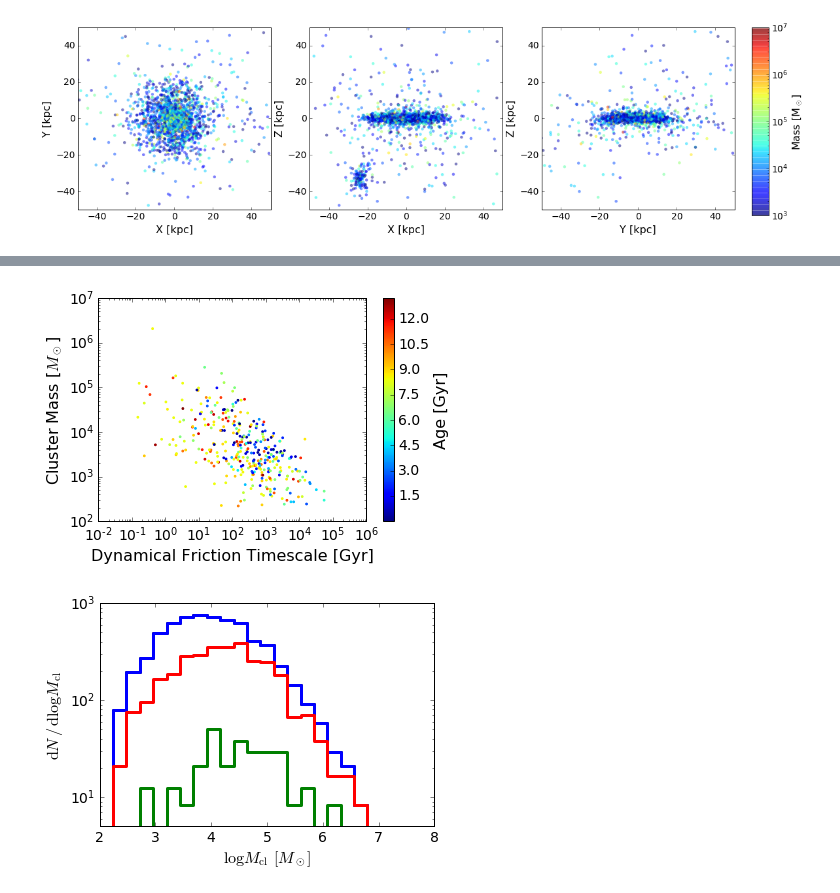
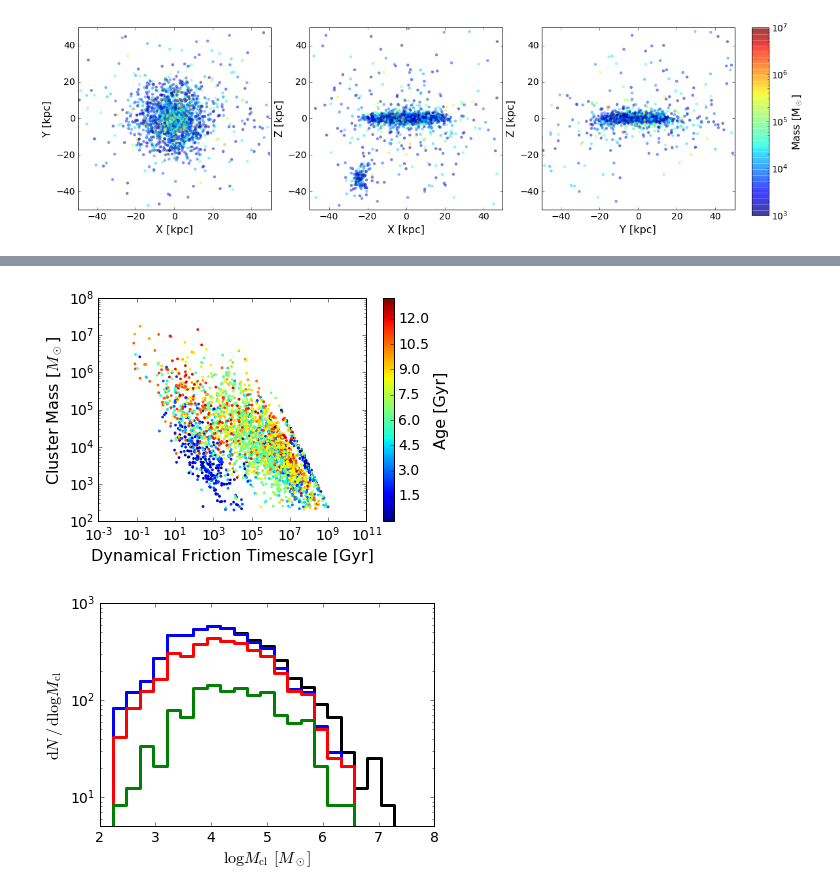
Before and after one commit to pablocoque/post_process_routines, a Jupyter notebook: src/analysis.ipynb, the cells around one changed output, grey strips where cells are left out. Saved outputs shown, nothing was run; the diff lists cells and outputs as text; code cells hidden in the pictures.

```diff
--- a/src/analysis.ipynb
+++ b/src/analysis.ipynb
@@ -270,3 +243,14 @@ vc_rc_clus = np.repeat(vc_rc_clus, nclus)
+# %%
+idx = np.argmin(np.abs(orbital_energy[starparts][s.data['nclt']>0][:,np.newaxis] - Ecirc_f(r_test)), axis=1)
+rc_clus = r_test[idx]
+vc_rc_clus = Vc_f(rc_clus)
+M_rc_clus = Mr_f(rc_clus)
+sigma_rc_clus = np.array([velocity_dispersion(rc, parts_radius, starparts, s.data['age'], s.data['vel'], s.data['type']) for rc in rc_clus])
+
+rc_clus = np.repeat(rc_clus, nclus)
+M_rc_clus = np.repeat(M_rc_clus, nclus)
+vc_rc_clus = np.repeat(vc_rc_clus, nclus)
+sigma_rc_clus = np.repeat(sigma_rc_clus, nclus)
 # %%
 r_clus = np.repeat(parts_radius[starparts][s.data['nclt']>0],nclus)
 vc_clus = np.repeat(Vc_parts[starparts][s.data['nclt']>0],nclus)
@@ -302,0 +288,5 @@ plt.tick_params(axis='both', which='both', labelsize=14)
+# %%
+J_mod = np.sqrt((np.cross(s.data['pos'], s.data['vel'])**2).sum(axis=1))
+Jc_clus = rc_clus*vc_clus
+circ_param_clus0 = np.repeat(Lz[starparts],s.data['nclt'])/Jc_clus
+circ_param_clus1 = (np.repeat(J_mod[starparts],s.data['nclt'])/Jc_clus)
@@ -303,10 +300,11 @@ plt.tick_params(axis='both', which='both', labelsize=14)
 # %%
-feps = np.repeat(np.abs(circ_param[starparts][s.data['nclt']>0])**0.78, nclus)
+# feps = np.repeat(np.abs(circ_param[starparts][s.data['nclt']>0])**0.78, nclus)
+feps = (circ_param_clus1)**0.78
 coulumblog = np.log(1. + M_rc_clus/mclus)
 # %%
-tdf = feps/(2*B(vc_rc_clus/(np.sqrt(2.)*sigma)))*np.sqrt(2.)*sigma*rc_clus**2./(Gcosmo*mclus*coulumblog)
+tdf = feps/(2*B(vc_rc_clus/(np.sqrt(2.)*sigma_rc_clus)))*np.sqrt(2.)*sigma_rc_clus*rc_clus**2./(Gcosmo*mclus*coulumblog)
 tdf *= s.UnitLength_in_cm/s.UnitVelocity_in_cm_per_s / (1e9*365.25*24*3600)
 np.nanmin(tdf), np.nanmax(tdf)
 clus_age = np.repeat(stars_age[s.data['nclt']>0],nclus)
 mask_disrupted = (tdf<clus_age)
-circ_param_clus = np.repeat(circ_param[starparts][s.data['nclt']>0],nclus)
+mask_disrupted.sum()
@@ -321,15 +321,17 @@ plt.tick_params(axis='both', which='both', labelsize=14)
 # %%
 cb = plt.scatter(tdf, 1e10*mclus, s=3, c=clus_age, edgecolors='face')
 plt.xscale('log')
 plt.yscale('log')
 cbar = plt.colorbar(cb)
 cbar.set_label('Age [Gyr]', fontsize=16)
 cbar.ax.tick_params(labelsize=14)
 plt.xlabel('Dynamical Friction Timescale [Gyr]', fontsize=16)
 plt.ylabel('Cluster Mass [$M_\odot$]', fontsize=16)
+xticks = plt.xticks()[0]
+plt.xticks(xticks[::2])
 plt.tick_params(axis='both', which='both', labelsize=14)
 # %% [output]
-[figure, old version]
+[figure, new version]
 # %%
 nbins = 25
 min_gcmf = 1e2 # in solar masses
@@ -337,13 +339,13 @@ max_gcmf = 1e8 # in solar masses
 marray_gcmf = np.linspace(np.log10(min_gcmf), np.log10(max_gcmf), nbins + 1)
 width = np.diff(marray_gcmf)
 
-N,_ = np.histogram(np.log10(1e10*mclus[(circ_param_clus>0.7)]), bins=marray_gcmf)
+N,_ = np.histogram(np.log10(1e10*mclus[(circ_param_clus0<0.8)]), bins=marray_gcmf)
 all_clusters = N/width
-N,_ = np.histogram(np.log10(1e10*mclus[~mask_disrupted * (circ_param_clus>0.7)]), bins=marray_gcmf)
+N,_ = np.histogram(np.log10(1e10*mclus[~mask_disrupted * (circ_param_clus0<0.8)]), bins=marray_gcmf)
 after_df = N/width
-N,_ = np.histogram(np.log10(1e10*mclus[~mask_disrupted * (clus_age>6.) * (circ_param_clus>0.7)]), bins=marray_gcmf)
+N,_ = np.histogram(np.log10(1e10*mclus[~mask_disrupted * (clus_age>6.) * (circ_param_clus0<0.8)]), bins=marray_gcmf)
 after_df_intermediate = N/width
-N,_ = np.histogram(np.log10(1e10*mclus[~mask_disrupted *(clus_age>10.) * (circ_param_clus>0.7)]), bins=marray_gcmf)
+N,_ = np.histogram(np.log10(1e10*mclus[~mask_disrupted *(clus_age>10.) * (circ_param_clus0<0.8)]), bins=marray_gcmf)
 after_df_old = N/width
 
 plt.step(marray_gcmf[:-1], all_clusters, where='post',c='k', linewidth = 3)
@@ -356,4 +358,4 @@ plt.xlabel(r'$\log M_{\mathrm{cl}}$ $[M_\odot]$', fontsize=16)
 plt.ylabel(r'$\mathrm{d}N \, / \, \mathrm{d} \log M_{\mathrm{cl}}$', fontsize=16)
 plt.tick_params(axis='both', which='both', labelsize=14)
 # %% [output]
-[figure, old version]
+[figure, new version]
```
Also changed, not shown: parts of 23 cells of this notebook, 2 other files.
